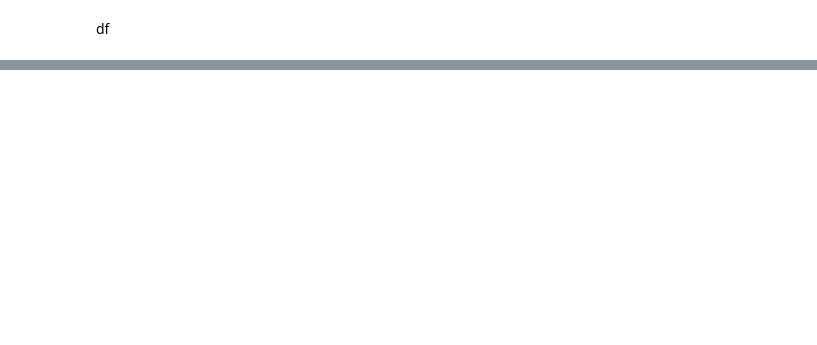
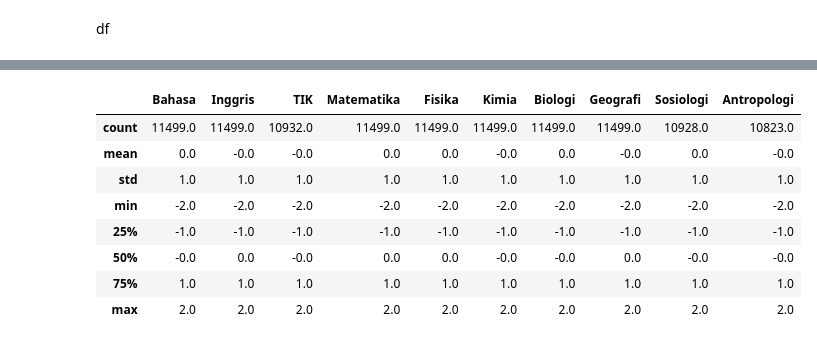
Before and after one commit to Xwyzworms/Diagnostic_Reasoning_HouseRent, a Jupyter notebook: Analisis_1.ipynb, the cells around one changed output, grey strips where cells are left out. Drawn from its saved outputs; the diff is of its cells as text; code cells hidden in the pictures; blank space fills up the shorter version.

```diff
--- a/Analisis_1.ipynb
+++ b/Analisis_1.ipynb
@@ -316,0 +349,12 @@ for i in numCols:
+# %%
+np.round(df_train_normalize.describe())
+# %% [output]
+|  | Bahasa | Inggris | TIK | Matematika | Fisika | Kimia | Biologi | Geografi | Sosiologi | Antropologi |
+| count | 11499.0 | 11499.0 | 10932.0 | 11499.0 | 11499.0 | 11499.0 | 11499.0 | 11499.0 | 10928.0 | 10823.0 |
+| mean | 0.0 | -0.0 | -0.0 | 0.0 | 0.0 | -0.0 | 0.0 | -0.0 | 0.0 | -0.0 |
+| std | 1.0 | 1.0 | 1.0 | 1.0 | 1.0 | 1.0 | 1.0 | 1.0 | 1.0 | 1.0 |
+| min | -2.0 | -2.0 | -2.0 | -2.0 | -2.0 | -2.0 | -2.0 | -2.0 | -2.0 | -2.0 |
+| 25% | -1.0 | -1.0 | -1.0 | -1.0 | -1.0 | -1.0 | -1.0 | -1.0 | -1.0 | -1.0 |
+| 50% | -0.0 | 0.0 | -0.0 | 0.0 | 0.0 | -0.0 | -0.0 | 0.0 | -0.0 | -0.0 |
+| 75% | 1.0 | 1.0 | 1.0 | 1.0 | 1.0 | 1.0 | 1.0 | 1.0 | 1.0 | 1.0 |
+| max | 2.0 | 2.0 | 2.0 | 2.0 | 2.0 | 2.0 | 2.0 | 2.0 | 2.0 | 2.0 |
```
Also changed, not shown: parts of 10 cells of this notebook, 4 other files.
